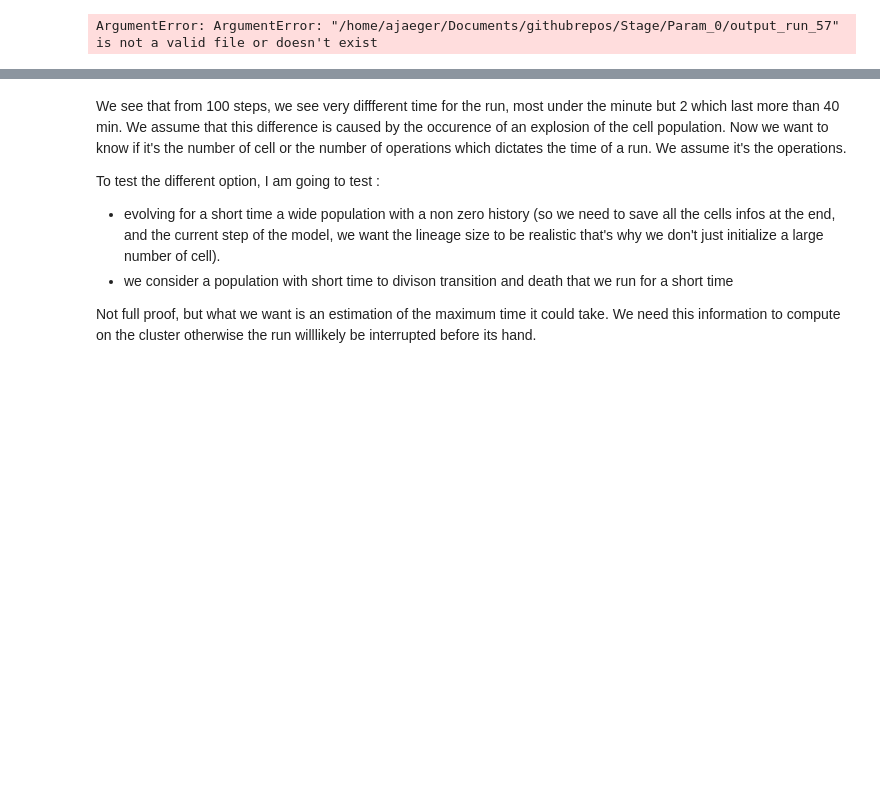
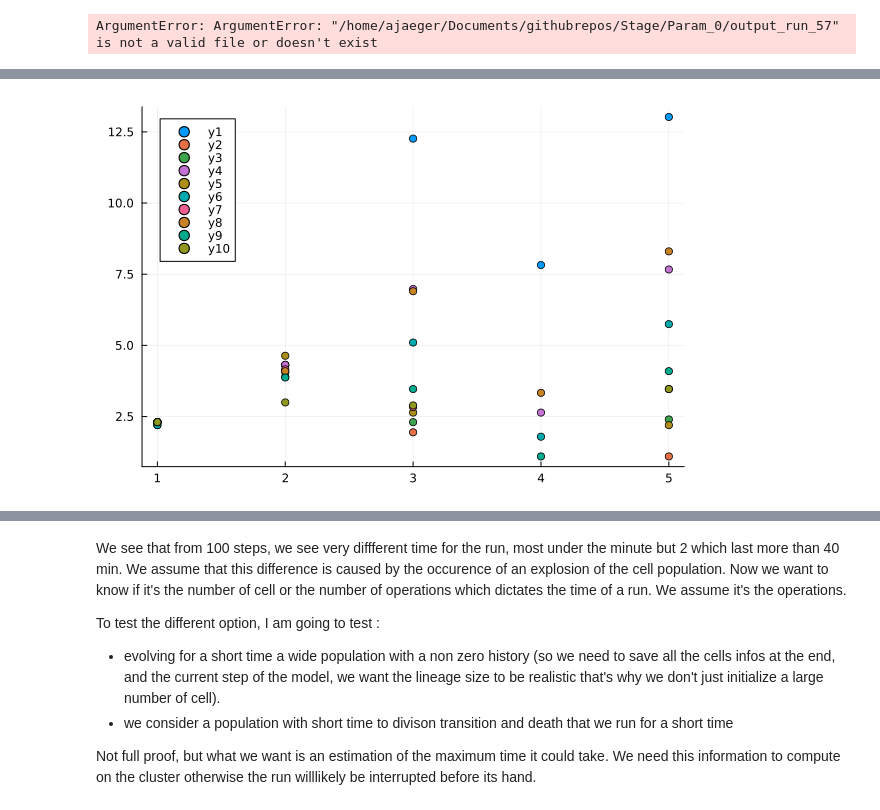
Before and after one commit to AmbreCPES/Stage, a Jupyter notebook: Script/ABM_run_notebook.ipynb, the cells around one changed output, grey strips where cells are left out. Saved outputs shown, nothing was run; the diff lists cells and outputs as text; code cells hidden in the pictures; blank space fills up the shorter version.

```diff
--- a/Script/ABM_run_notebook.ipynb
+++ b/Script/ABM_run_notebook.ipynb
@@ -419,0 +452,5 @@ Dict{Int64, Dict} with 60 entries:
+# %%
+maxs = max_number_cells(DictofDict1_60, 41:50, [1, 2, 3, 4, 5])
+plot([[1:5] for _ in 21:30], [[log.(maxs[index][type][1]) for type in 1:5] for index in 41:50], show = true, seriestype=:scatter)
+# %% [output]
+[figure, added]
```
Also changed, not shown: parts of 18 cells of this notebook, 1 other file.
